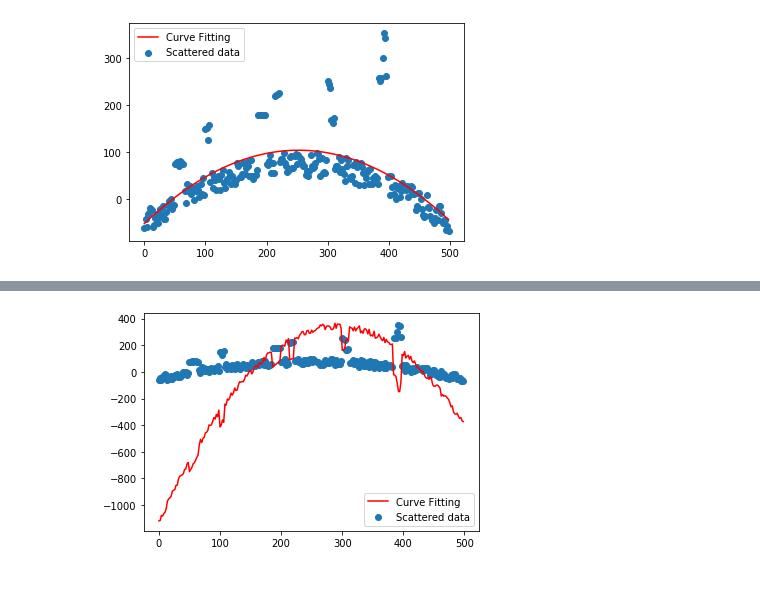
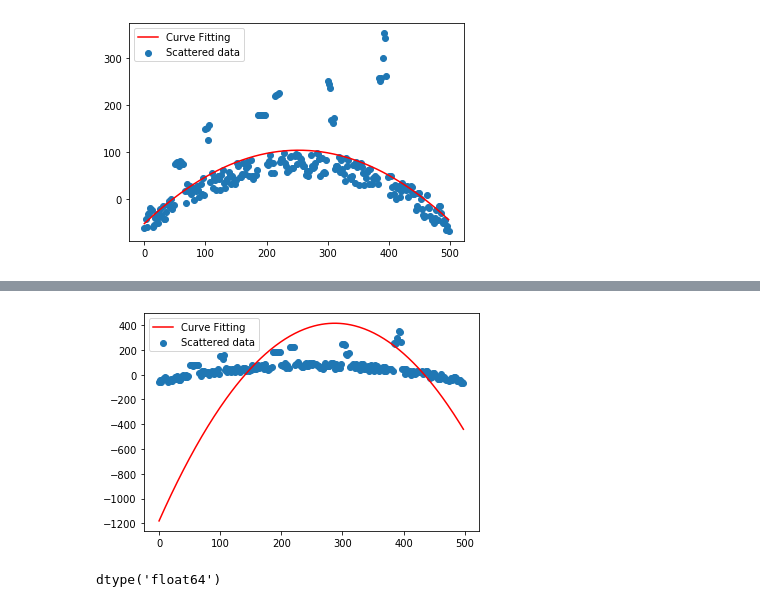
Before and after one commit to aarjunsrinivasan/aarjunsrinivasan.github.io, a Jupyter notebook: Prob2.ipynb, the cells around one changed output, grey strips where cells are left out. Drawn from its saved outputs; the diff is of its cells as text; code cells hidden in the pictures.

Commit message:
tls change in plot

```diff
--- a/Prob2.ipynb
+++ b/Prob2.ipynb
@@ -67,8 +61,12 @@ y_tls=np.matmul((Xtyt+x_matrix),a_tls)
 #Total least squares
 # %%
 plt.scatter(x, y, label = 'Scattered data')
-plt.plot(x, y_tls , 'r', label = 'Curve Fitting')
+plt.plot(x, y+y_tls , 'r', label = 'Curve Fitting')
 plt.legend()
 plt.show()
 # %% [output]
-[figure, old version]
+[figure, new version]
+# %%
+x_matrix.dtype
+# %% [output]
+dtype('float64')
```
Also changed, not shown: parts of 2 cells of this notebook.
